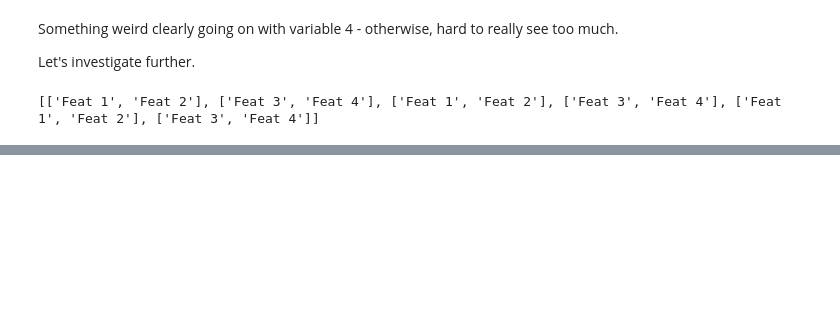
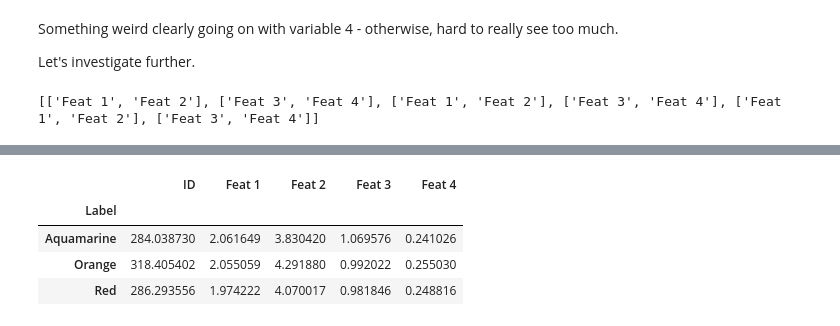
Before and after one commit to magratheazaphod/nextcaller, a Jupyter notebook: blind_scratch.ipynb, the cells around one changed output, grey strips where cells are left out. Cells and saved outputs as stored; diff of their text form; code cells hidden in the pictures; blank space fills up the shorter version.

```diff
--- a/blind_scratch.ipynb
+++ b/blind_scratch.ipynb
@@ -189,0 +183,8 @@ Pipeline(steps=[('standardscaler',StandardScaler()),('gaussiannb', GaussianNB(pr
+# %%
+data.groupby('Label').std()
+# %% [output]
+|  | ID | Feat 1 | Feat 2 | Feat 3 | Feat 4 |
+| Label |  |  |  |  |  |
+| Aquamarine | 284.038730 | 2.061649 | 3.830420 | 1.069576 | 0.241026 |
+| Orange | 318.405402 | 2.055059 | 4.291880 | 0.992022 | 0.255030 |
+| Red | 286.293556 | 1.974222 | 4.070017 | 0.981846 | 0.248816 |
```
Also changed, not shown: parts of 34 cells of this notebook.
